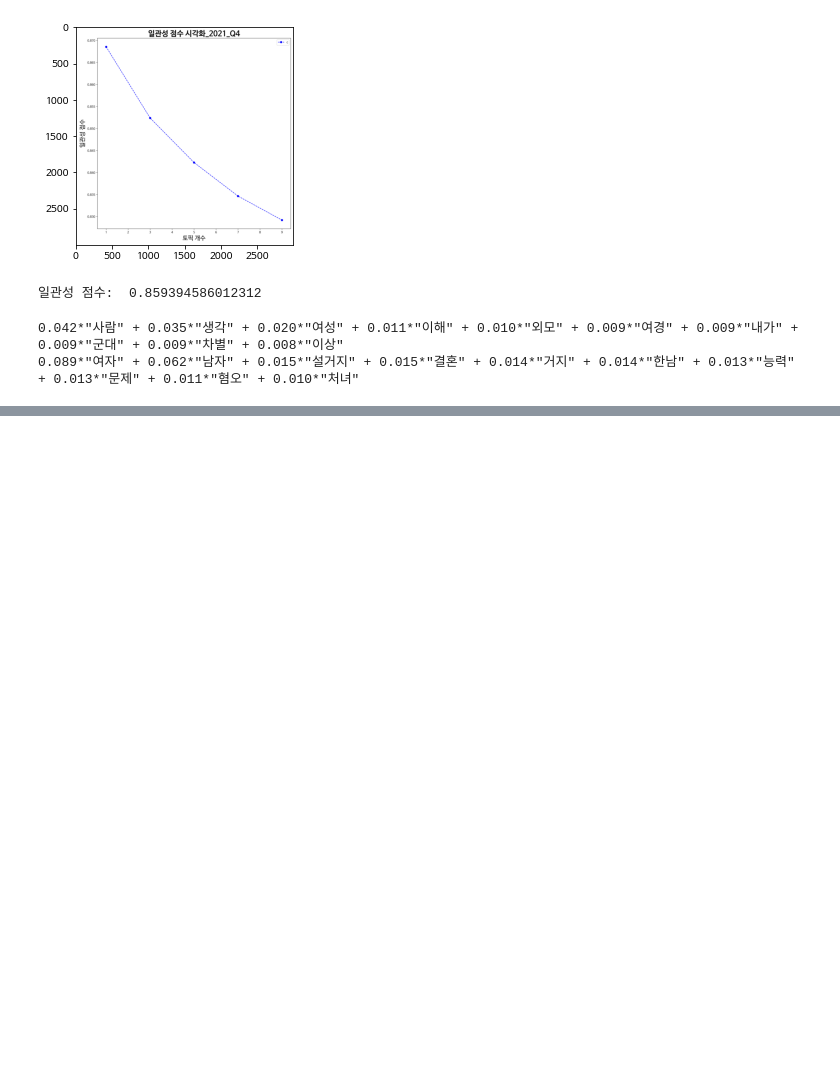
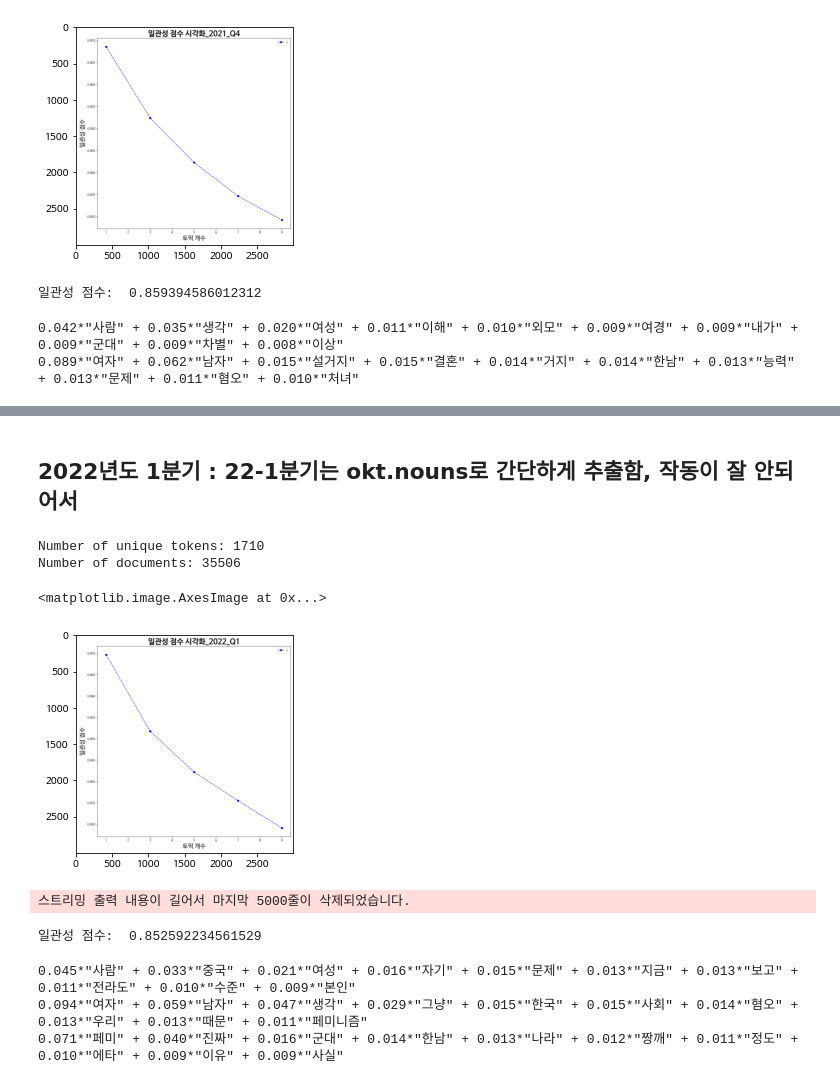
Before and after one commit to LIS3813/LIS3813, a Jupyter notebook: Topic Modeling/lda_topic_modeling.ipynb, the cells around one changed output, grey strips where cells are left out. Cells and saved outputs as stored; diff of their text form; code cells hidden in the pictures; blank space fills up the shorter version.

```diff
--- a/Topic Modeling/lda_topic_modeling.ipynb
+++ b/Topic Modeling/lda_topic_modeling.ipynb
@@ -309,3 +309,13 @@ pyLDAvis.save_html(lda_vis_2021_Q4, '/content/drive/MyDrive/LIS3813/images/lda_v
 pyLDAvis.display(lda_vis_2021_Q4)
 # %% [output]
 [interactive output not drawn]
+# %% [markdown]
+## 2022년도 1분기 : 22-1분기는 okt.nouns로 간단하게 추출함, 작동이 잘 안되어서
+# %%
+dic, texts, corpus = get_dct_corpus('2022_Q1')
+
+print('Number of unique tokens: %d' % len(dic))
+print('Number of documents: %d' % len(corpus))
+# %% [output]
+Number of unique tokens: 1710
+Number of documents: 35506
@@ -311,0 +325,26 @@ pyLDAvis.display(lda_vis_2021_Q4)
+# %%
+image = Image.open(f'/content/drive/MyDrive/LIS3813/images/coherence_scores_fig{y_q}.png')
+
+plt.imshow(image)
+# %% [output]
+<matplotlib.image.AxesImage at 0x...>
+[figure, added]
+# %%
+lda_model_2022_Q1 = LdaModel(corpus=corpus, num_topics=3, id2word=dic, passes=50, random_state=42)
+# %% [output]
+스트리밍 출력 내용이 길어서 마지막 5000줄이 삭제되었습니다.
+# %%
+coherence_lda_model = CoherenceModel(model=lda_model_2022_Q1, texts=texts, dictionary=dic, coherence='c_v')
+coherence_lda = coherence_lda_model.get_coherence()
+print('일관성 점수: ', coherence_lda)
+# %% [output]
+일관성 점수:  0.852592234561529
+# %%
+topics = lda_model_2022_Q1.print_topics()
+
+for i, topic in enumerate(topics):
+  print(topic[1])
+# %% [output]
+0.045*"사람" + 0.033*"중국" + 0.021*"여성" + 0.016*"자기" + 0.015*"문제" + 0.013*"지금" + 0.013*"보고" + 0.011*"전라도" + 0.010*"수준" + 0.009*"본인"
+0.094*"여자" + 0.059*"남자" + 0.047*"생각" + 0.029*"그냥" + 0.015*"한국" + 0.015*"사회" + 0.014*"혐오" + 0.013*"우리" + 0.013*"때문" + 0.011*"페미니즘"
+0.071*"페미" + 0.040*"진짜" + 0.016*"군대" + 0.014*"한남" + 0.013*"나라" + 0.012*"짱깨" + 0.011*"정도" + 0.010*"에타" + 0.009*"이유" + 0.009*"사실"
```
Also changed, not shown: parts of 2 cells of this notebook, 4 other files.
